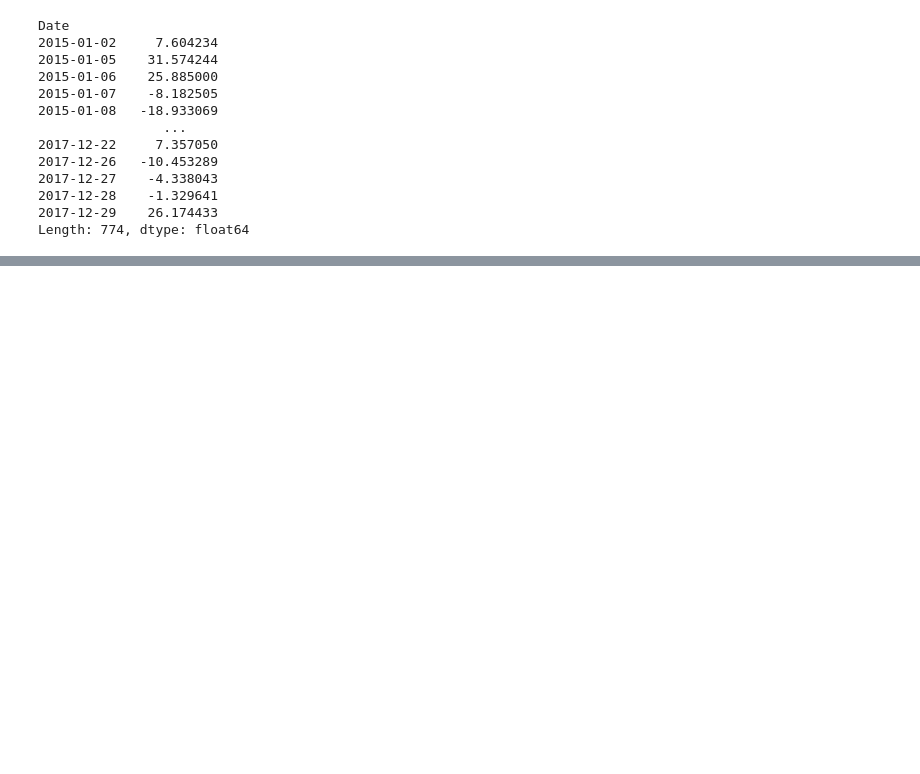
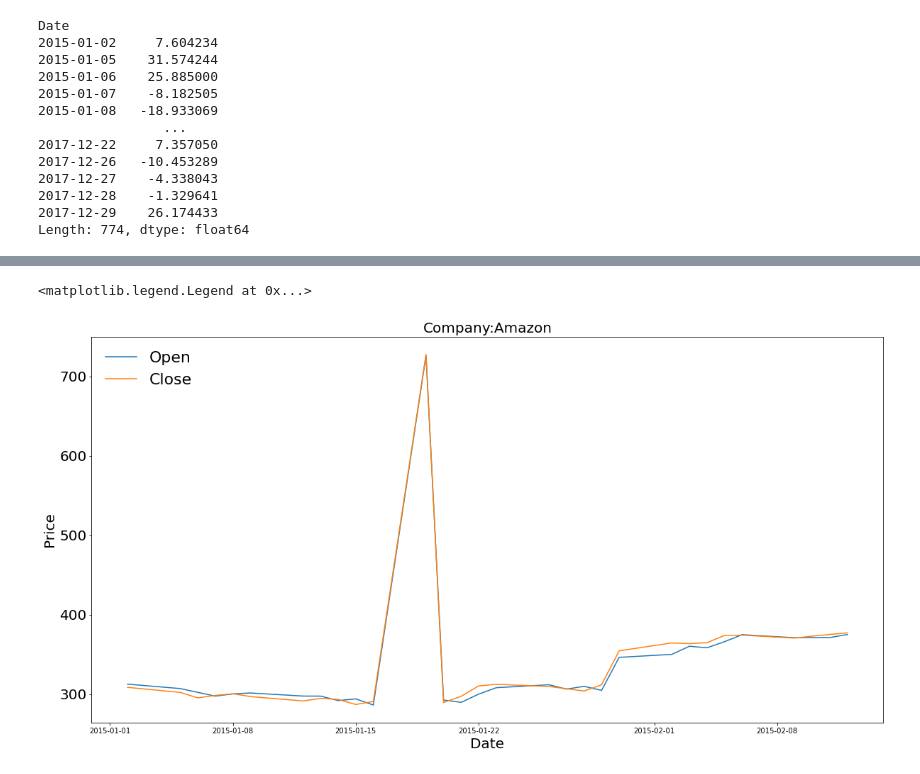
Before and after one commit to ghorbelachraf/GoMyCode, a Jupyter notebook: my_own_project.ipynb, the cells around one changed output, grey strips where cells are left out. Drawn from its saved outputs; the diff is of its cells as text; code cells hidden in the pictures; blank space fills up the shorter version.

```diff
--- a/my_own_project.ipynb
+++ b/my_own_project.ipynb
@@ -186,0 +161,13 @@ print(norm_movements.mean())
+# %%
+plt.figure(figsize = (20,10)) # Adjusting figure size
+plt.title("Company:Amazon",fontsize = 20)
+plt.xticks(fontsize = 10)
+plt.yticks(fontsize = 20)
+plt.xlabel("Date",fontsize = 20)
+plt.ylabel("Price",fontsize = 20)
+plt.plot(df.iloc[0:30]["Open"]["AMZN"],label = "Open") # Opening prices of first 30 days are plotted against date
+plt.plot(df.iloc[0:30]["Close"]["AMZN"],label = "Close") # Closing prices of first 30 days are plotted against date
+plt.legend(loc="upper left", frameon=False,framealpha=1,prop={"size": 22}) # Properties of legend box
+# %% [output]
+<matplotlib.legend.Legend at 0x...>
+[figure, added]
```
Also changed, not shown: parts of 35 cells of this notebook.
